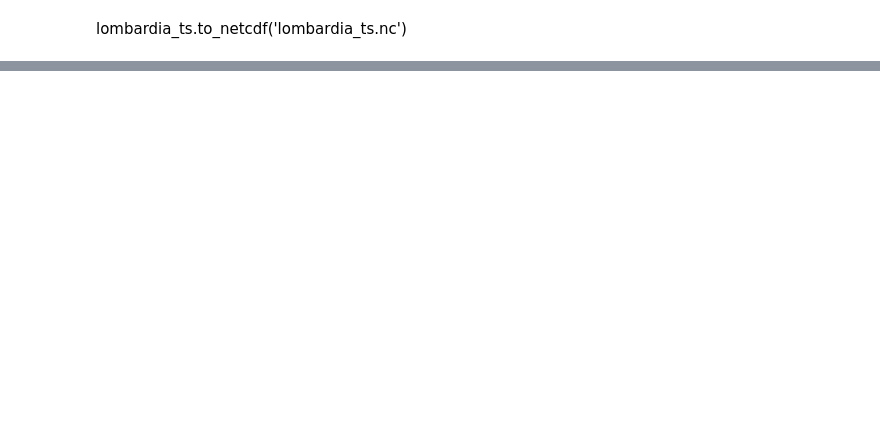
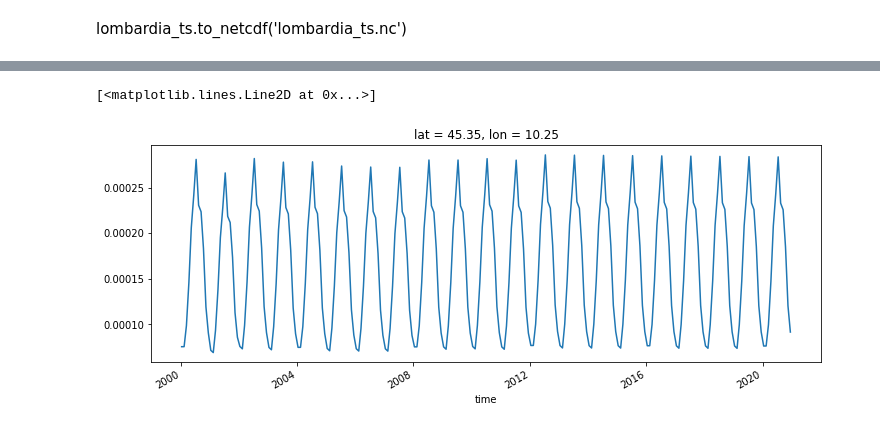
Before and after one commit to samuelexferri/unibg-statistic2, a Jupyter notebook: notebooks/data_preprocessing.ipynb, the cells around one changed output, grey strips where cells are left out. Cells and saved outputs as stored; diff of their text form; code cells hidden in the pictures; blank space fills up the shorter version.

```diff
--- a/notebooks/data_preprocessing.ipynb
+++ b/notebooks/data_preprocessing.ipynb
@@ -108,0 +121,6 @@ lombardia_ts.to_netcdf('lombardia_ts.nc')
+# %%
+plt.figure(figsize=(12, 4))
+max_ts.plot()
+# %% [output]
+[<matplotlib.lines.Line2D at 0x...>]
+[figure, added]
```
Also changed, not shown: parts of 16 cells of this notebook.
